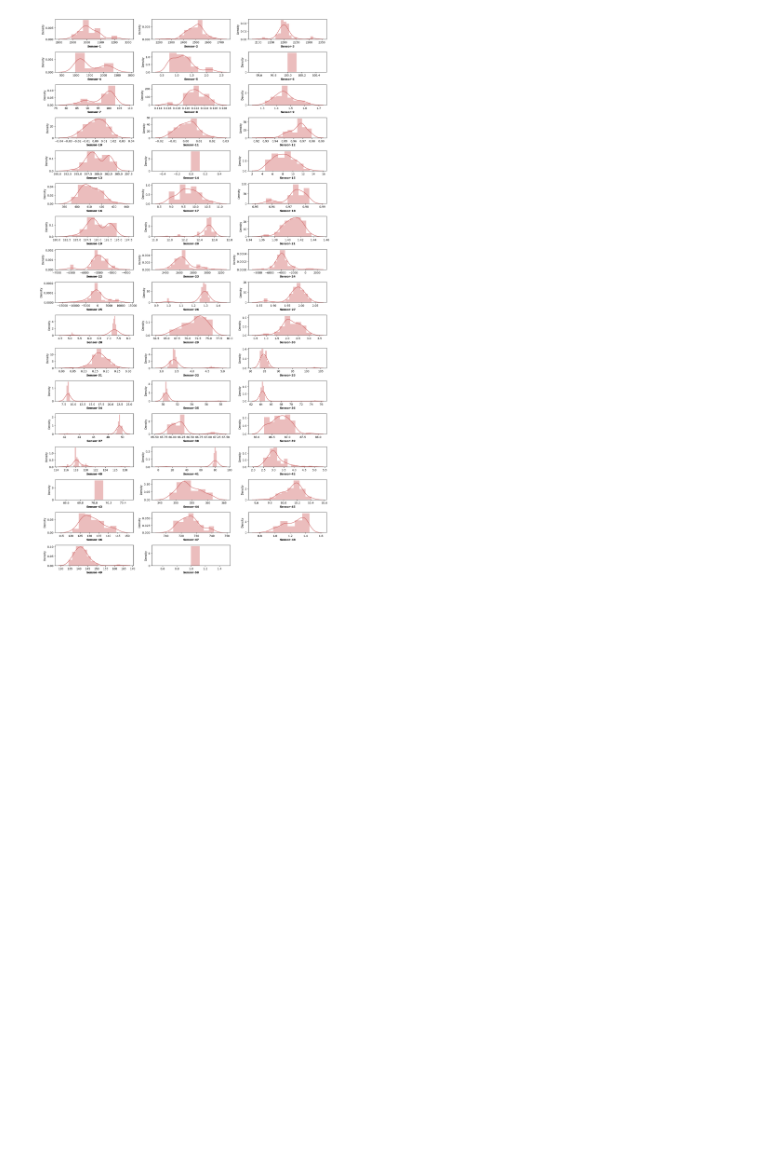
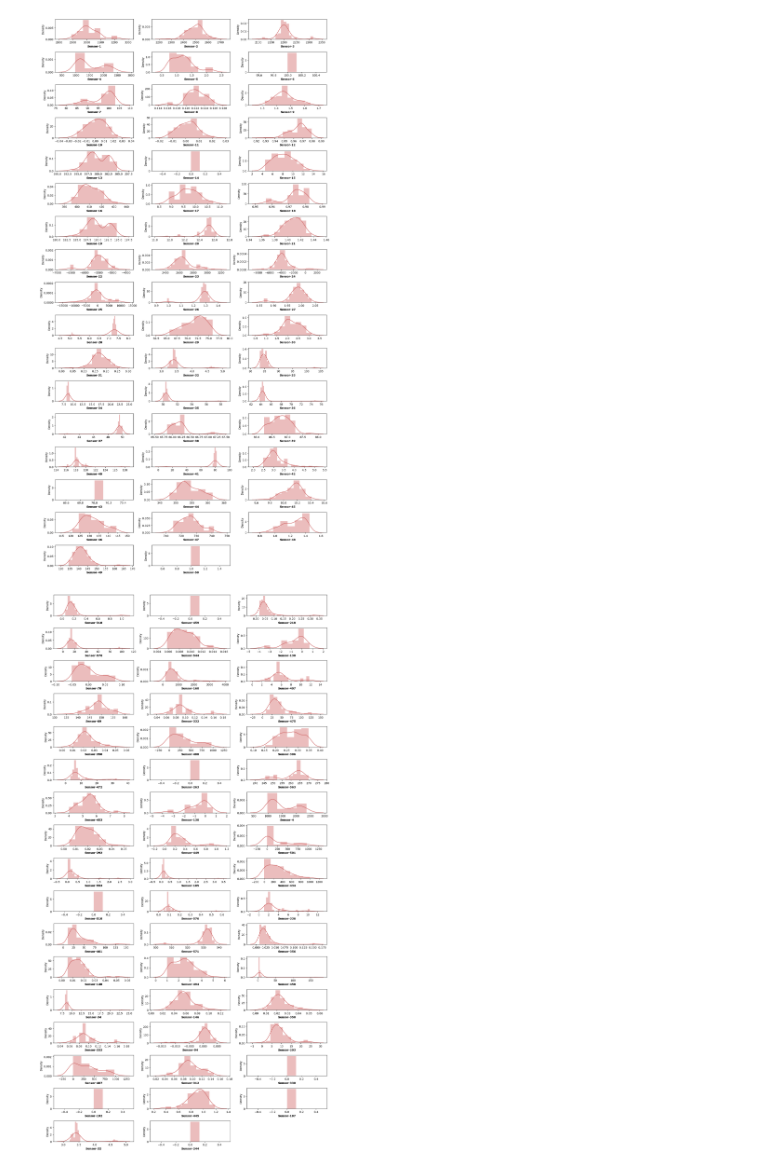
Before and after one commit to Monish-Nallagondalla/Sensor_Fault_Detection, a Jupyter notebook: notebooks/EDA.ipynb, the cells around one changed output. Drawn from its saved outputs; the diff is of its cells as text; code cells hidden in the pictures; blank space fills up the shorter version.

```diff
--- a/notebooks/EDA.ipynb
+++ b/notebooks/EDA.ipynb
@@ -132,5 +132,10 @@ for i in range(50):
 # %%
 plt.figure(figsize=(15,100))
 
 for i,col in enumerate(wafers.columns[random_50_sensors_idx]):
-    plt.s
+    plt.subplot(60,3,i+1)
+    sns.distplot(x=wafers[col],color='indianred')
+    plt.xlabel(col,weight='bold')
+    plt.tight_layout()
+# %% [output]
+[figure, added]
```
Also changed, not shown: parts of 3 cells of this notebook.
